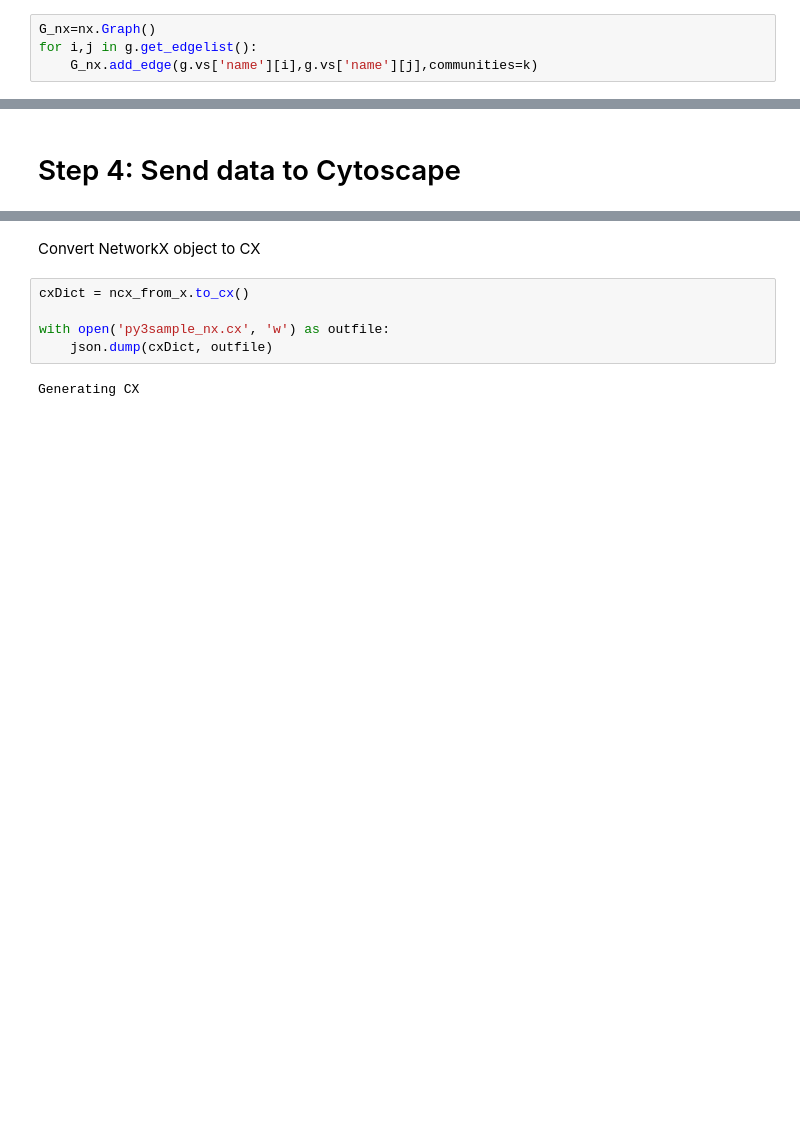
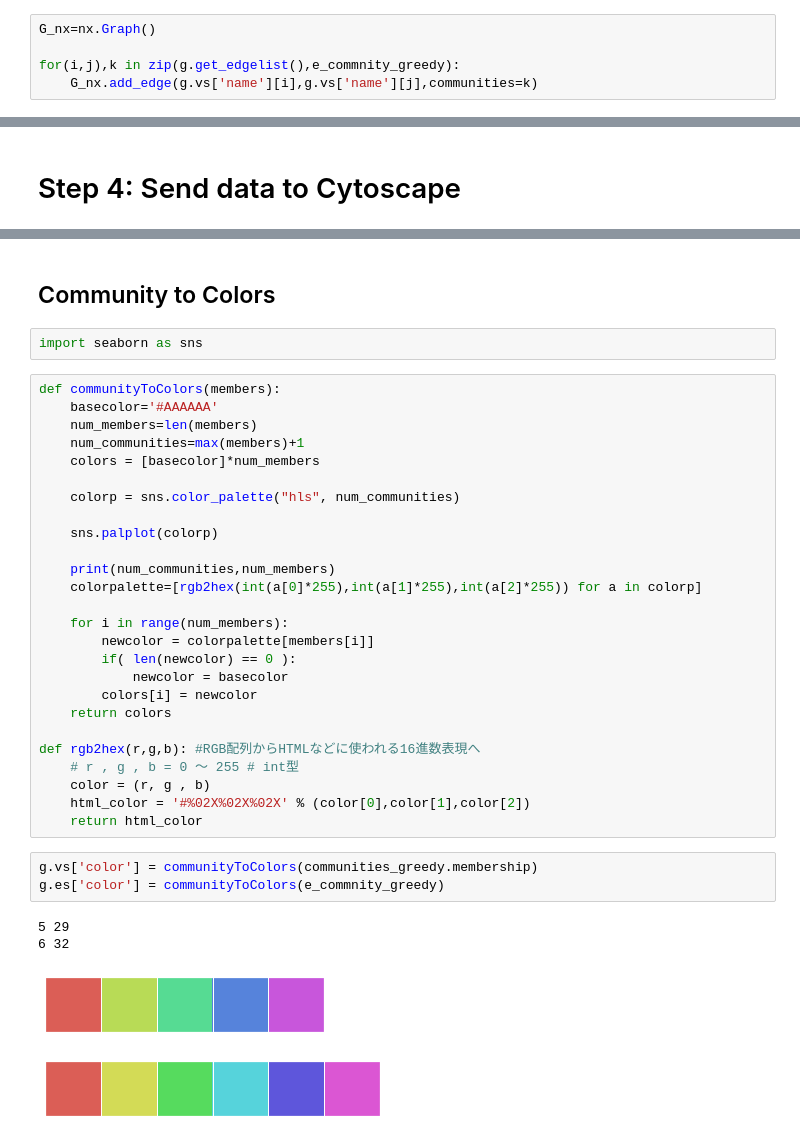
Before and after one commit to idekerlab/Automatic_graph_visualizer, a Jupyter notebook: workflow1_Rtopy_ndex.ipynb, the cells around one changed output, grey strips where cells are left out. Drawn from its saved outputs; the diff is of its cells as text; blank space fills up the shorter version.

```diff
--- a/workflow1_Rtopy_ndex.ipynb
+++ b/workflow1_Rtopy_ndex.ipynb
@@ -135,5 +129,6 @@ def search_interaction(df,src,tgt):
 # edgeprop=e_commnity_greedy
 # %%
 G_nx=nx.Graph()
-for i,j in g.get_edgelist():
+
+for(i,j),k in zip(g.get_edgelist(),e_commnity_greedy):
     G_nx.add_edge(g.vs['name'][i],g.vs['name'][j],communities=k)
@@ -316,9 +270,38 @@ cy.session.new()
-# %% [markdown]
-Convert NetworkX object to CX
-# %%
-cxDict = ncx_from_x.to_cx()
-
-with open('py3sample_nx.cx', 'w') as outfile:
-    json.dump(cxDict, outfile)
-# %% [output]
-Generating CX
+# %% [markdown]
+## Community to Colors
+# %%
+import seaborn as sns
+# %%
+def communityToColors(members):
+    basecolor='#AAAAAA'
+    num_members=len(members)
+    num_communities=max(members)+1
+    colors = [basecolor]*num_members
+
+    colorp = sns.color_palette("hls", num_communities)
+
+    sns.palplot(colorp)
+
+    print(num_communities,num_members)
+    colorpalette=[rgb2hex(int(a[0]*255),int(a[1]*255),int(a[2]*255)) for a in colorp]
+
+    for i in range(num_members):
+        newcolor = colorpalette[members[i]]
+        if( len(newcolor) == 0 ):
+            newcolor = basecolor
+        colors[i] = newcolor
+    return colors
+
+def rgb2hex(r,g,b): #RGB配列からHTMLなどに使われる16進数表現へ
+    # r , g , b = 0 〜 255 # int型
+    color = (r, g , b)
+    html_color = '#%02X%02X%02X' % (color[0],color[1],color[2])
+    return html_color
+# %%
+g.vs['color'] = communityToColors(communities_greedy.membership)
+g.es['color'] = communityToColors(e_commnity_greedy)
+# %% [output]
+5 29
+6 32
+[figure, added]
+[figure, added]
```
Also changed, not shown: parts of 31 cells of this notebook, 1 other file.
